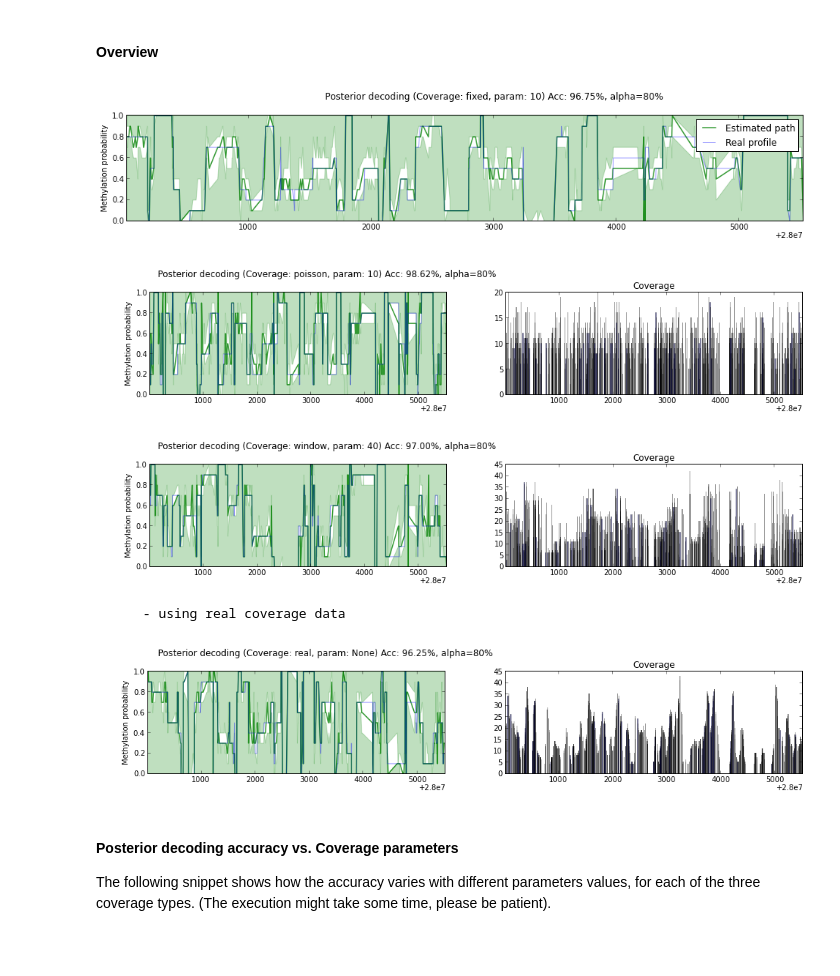
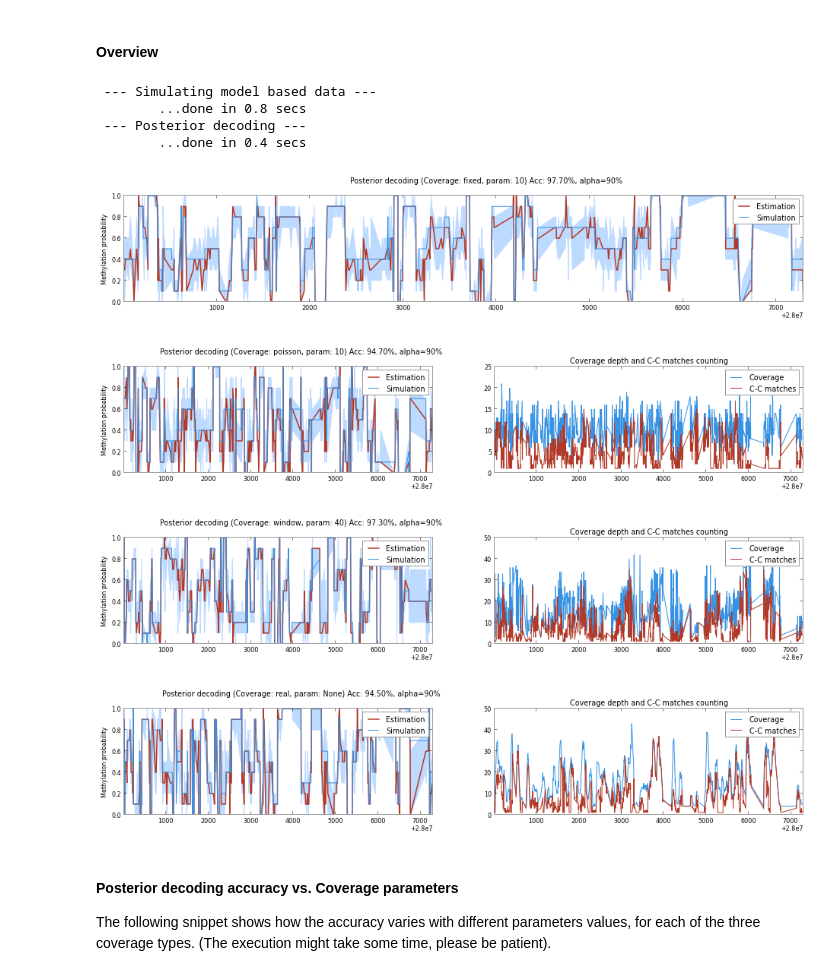
Before and after one commit to madbessoul/bshmm, a Jupyter notebook: bshmm.ipynb, the cells around one changed output. Drawn from its saved outputs; the diff is of its cells as text; code cells hidden in the pictures; blank space fills up the shorter version.

```diff
--- a/bshmm.ipynb
+++ b/bshmm.ipynb
@@ -43,7 +41,7 @@ I have intentionnally included all the arguments, though for the "fixed" coverag
 PS : The routine always takes a real coverage dataset too. This might be changed to become mandatory for the "window" and "real" coverage type only.
 # %%
 # length of the simulated sequence
-L = 800
+L = 1000
 
 # Real data imported from a samtools pileup file
 # pos : Cytosine position in the genome
@@ -54,7 +52,7 @@ meth_data = np.genfromtxt('meth.dat',
 	dtype=[('pos','i8'),('cov','i8'), ('count','f8')])[0:L]
 
 # Simulation routine
-path, obs, cov = model.generateData(meth_data['cov'],
+path, obs, cov = model.generateData(meth_data['cov'], verbose=True,
 	cov_type="fixed",
 	seq_length = 2000,
 	window_size = 40,
@@ -71,23 +72,28 @@ The coverage variability is the main source of bias and lack of precision in fin
 # %% [markdown]
 #### Overview
 # %%
-path, obs, cov = model.generateData(meth_data['cov'], cov_type="fixed", seq_length = L, fix_cov_val=10)
-best_path, acc = model.decode(meth_data['pos'], obs, cov, method="posterior", graph=True, real_path = path, ci_alpha = .8)
+conf_alpha = .90
+
+path, obs, cov = model.generateData(meth_data['cov'], cov_type="fixed", seq_length = L, fix_cov_val=10, verbose=True)
+best_path, acc = model.decode(meth_data['pos'], obs, cov, method="posterior", graph=True, real_path = path, ci_alpha = conf_alpha, verbose=True)
 
 path, obs, cov = model.generateData( meth_data['cov'], cov_type="poisson", seq_length = L, lam=10)
-best_path, acc = model.decode(meth_data['pos'], obs, cov, method="posterior", graph=True, real_path = path, ci_alpha = .8)
+best_path, acc = model.decode(meth_data['pos'], obs, cov, method="posterior", graph=True, real_path = path, ci_alpha = conf_alpha)
 
 path, obs, cov = model.generateData(meth_data['cov'], cov_type="window", seq_length = L, window_size=40)
-best_path, acc = model.decode(meth_data['pos'], obs, cov, method="posterior", graph=True, real_path = path, ci_alpha = .8)
+best_path, acc = model.decode(meth_data['pos'], obs, cov, method="posterior", graph=True, real_path = path, ci_alpha = conf_alpha)
 
 path, obs, cov = model.generateData(meth_data['cov'], cov_type="real", seq_length = L)
-best_path, acc = model.decode(meth_data['pos'], obs, cov, method="posterior", graph=True, real_path = path, ci_alpha=.8)
+best_path, acc = model.decode(meth_data['pos'], obs, cov, method="posterior", graph=True, real_path = path, ci_alpha=conf_alpha)
 # %% [output]
+ --- Simulating model based data ---
+        ...done in 0.8 secs
+ --- Posterior decoding ---
+        ...done in 0.4 secs
-[figure, old version]
+[figure, new version]
-[figure, old version]
+[figure, new version]
-[figure, old version]
+[figure, new version]
-      - using real coverage data
-[figure, old version]
+[figure, new version]
 # %% [markdown]
 #### Posterior decoding accuracy vs. Coverage parameters
 The following snippet shows how the accuracy varies with different parameters values, for each of the three coverage types.
```
Also changed, not shown: parts of 7 cells of this notebook.
